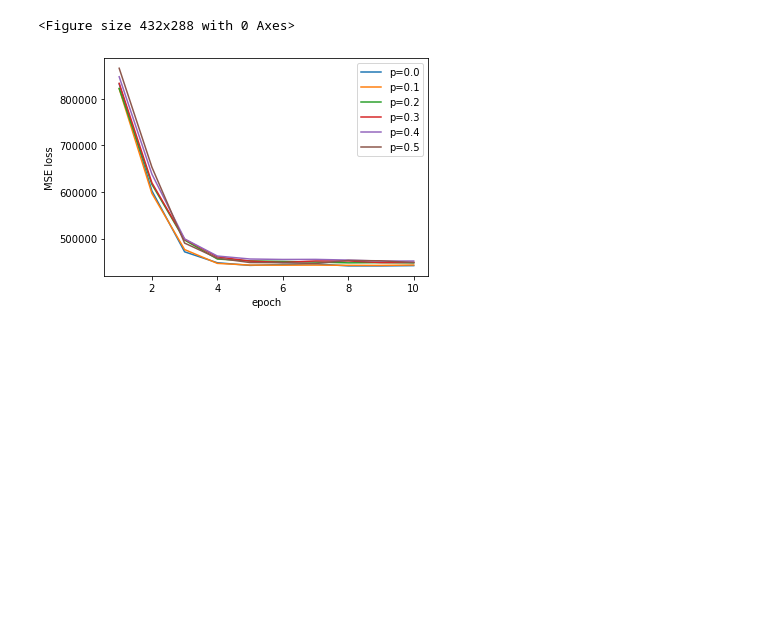
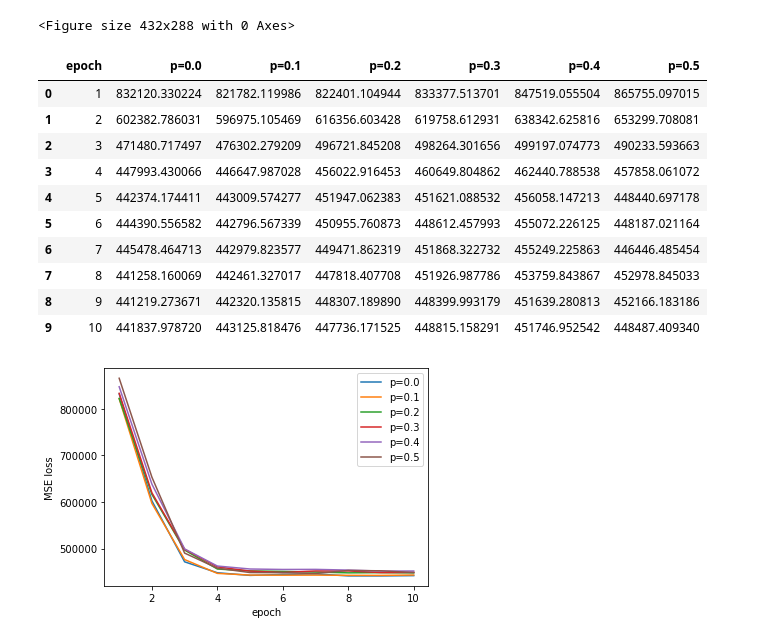
Before and after one commit to eylau-ucsd/cse151b-project, a Jupyter notebook: model.ipynb, the cells around one changed output. Saved outputs shown, nothing was run; the diff lists cells and outputs as text; code cells hidden in the pictures; blank space fills up the shorter version.

```diff
--- a/model.ipynb
+++ b/model.ipynb
@@ -201,6 +205,7 @@ def std_loop(dataloader, model):
             results.append(singleton.item())
     return np.std(results)
 # %%
+from time import time
 def run_tests(batch_size=64, lr=1e-3, epochs=10, dropout=0.1):
     model = Net(dropout).to(device)
     # code adapted from https://pytorch.org/tutorials/beginner/basics/optimization_tutorial.html
@@ -218,7 +223,11 @@ def run_tests(batch_size=64, lr=1e-3, epochs=10, dropout=0.1):
     exp_dict["std"] = []
 
     for t in range(epochs):
+        start = time()
         train_loop(train_loader, model, loss_fn, optimizer)
+        stop = time()
+        elapsed = stop - start
+        print(f"Epoch {t + 1} complete, time elapsed = {elapsed} seconds")
         exp_dict["epoch"].append(t + 1)
         exp_dict["train_loss"].append(eval_train_loop(train_loader, model, loss_fn))
         exp_dict["test_loss"].append(test_loop(test_loader, model, loss_fn))
@@ -311,6 +389,20 @@ plt.show()
 results_dropout = pd.concat([results_dropout_0["epoch"], results_dropout_0["test_loss"], results_lr_3["test_loss"], results_dropout_02["test_loss"], results_dropout_03["test_loss"], results_dropout_04["test_loss"], results_dropout_05["test_loss"]], axis=1)
 # %%
 results_dropout.columns = ["epoch", "p=0.0", "p=0.1", "p=0.2", "p=0.3", "p=0.4", "p=0.5"]
+# %%
+results_dropout
+# %% [output]
+|  | epoch | p=0.0 | p=0.1 | p=0.2 | p=0.3 | p=0.4 | p=0.5 |
+| 0 | 1 | 832120.330224 | 821782.119986 | 822401.104944 | 833377.513701 | 847519.055504 | 865755.097015 |
+| 1 | 2 | 602382.786031 | 596975.105469 | 616356.603428 | 619758.612931 | 638342.625816 | 653299.708081 |
+| 2 | 3 | 471480.717497 | 476302.279209 | 496721.845208 | 498264.301656 | 499197.074773 | 490233.593663 |
+| 3 | 4 | 447993.430066 | 446647.987028 | 456022.916453 | 460649.804862 | 462440.788538 | 457858.061072 |
+| 4 | 5 | 442374.174411 | 443009.574277 | 451947.062383 | 451621.088532 | 456058.147213 | 448440.697178 |
+| 5 | 6 | 444390.556582 | 442796.567339 | 450955.760873 | 448612.457993 | 455072.226125 | 448187.021164 |
+| 6 | 7 | 445478.464713 | 442979.823577 | 449471.862319 | 451868.322732 | 455249.225863 | 446446.485454 |
+| 7 | 8 | 441258.160069 | 442461.327017 | 447818.407708 | 451926.987786 | 453759.843867 | 452978.845033 |
+| 8 | 9 | 441219.273671 | 442320.135815 | 448307.189890 | 448399.993179 | 451639.280813 | 452166.183186 |
+| 9 | 10 | 441837.978720 | 443125.818476 | 447736.171525 | 448815.158291 | 451746.952542 | 448487.409340 |
 # %%
 ax = results_dropout.set_index("epoch").plot()
 ax.set_xlabel("epoch")
```
Also changed, not shown: parts of 17 cells of this notebook, 14 other files.
